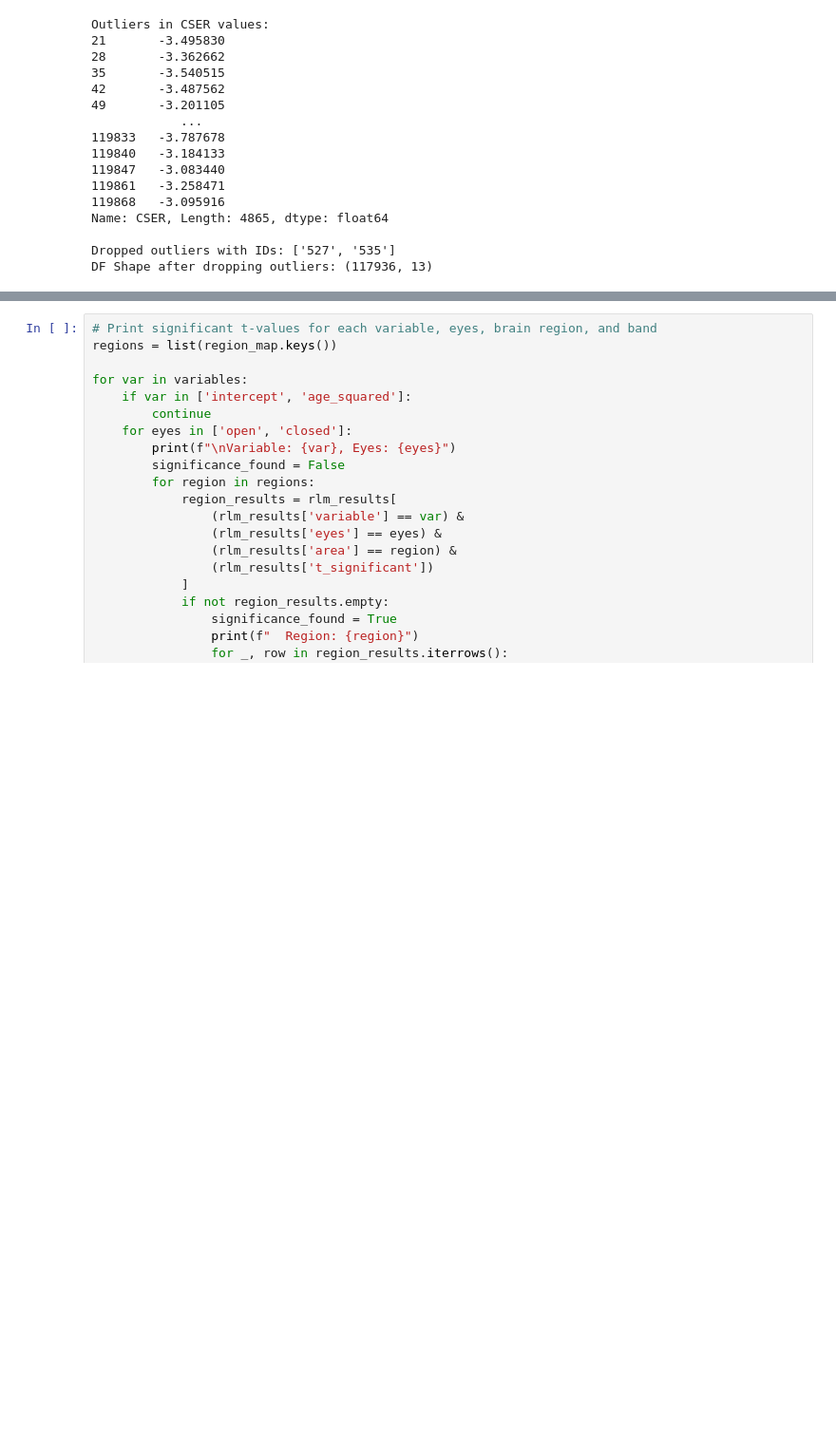
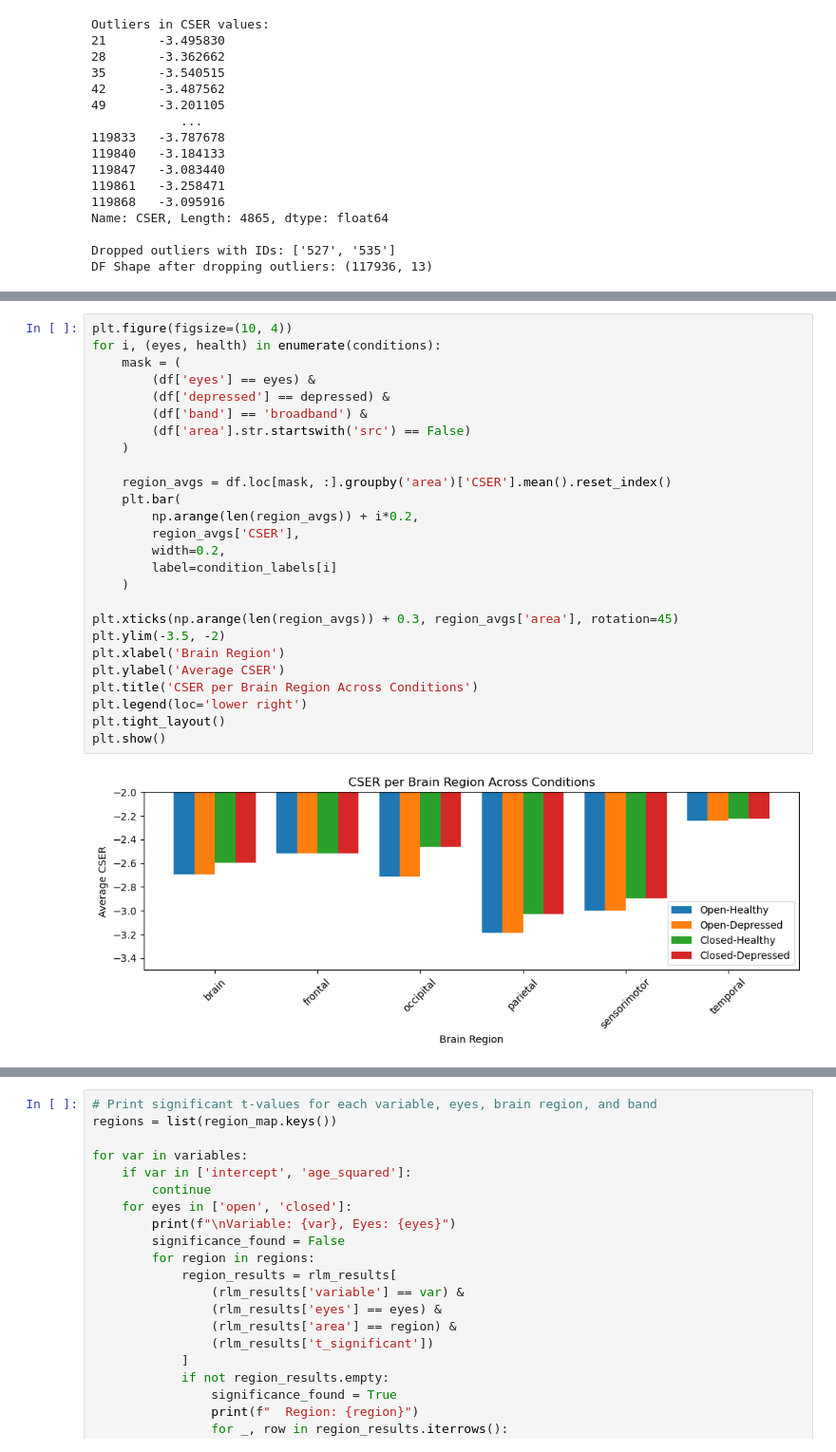
Before and after one commit to ldubravica/MScResearchProject, a Jupyter notebook: analyse_cser.ipynb, the cells around one changed output, grey strips where cells are left out. Shown at 95% size. Saved outputs shown, nothing was run; the diff lists cells and outputs as text; blank space fills up the shorter version.

```diff
--- a/cser_analysis.ipynb
+++ b/analyse_cser.ipynb
@@ -406 +471,29 @@ print(rlm_results)
+# %%
+plt.figure(figsize=(10, 4))
+for i, (eyes, health) in enumerate(conditions):
+    mask = (
+        (df['eyes'] == eyes) &
+        (df['depressed'] == depressed) &
+        (df['band'] == 'broadband') &
+        (df['area'].str.startswith('src') == False)
+    )
+
+    region_avgs = df.loc[mask, :].groupby('area')['CSER'].mean().reset_index()
+    plt.bar(
+        np.arange(len(region_avgs)) + i*0.2,
+        region_avgs['CSER'],
+        width=0.2,
+        label=condition_labels[i]
+    )
+
+plt.xticks(np.arange(len(region_avgs)) + 0.3, region_avgs['area'], rotation=45)
+plt.ylim(-3.5, -2)
+plt.xlabel('Brain Region')
+plt.ylabel('Average CSER')
+plt.title('CSER per Brain Region Across Conditions')
+plt.legend(loc='lower right')
+plt.tight_layout()
+plt.show()
+# %% [output]
+[figure, added]
 # %%
```
Also changed, not shown: parts of 12 cells of this notebook, 9 other files.
